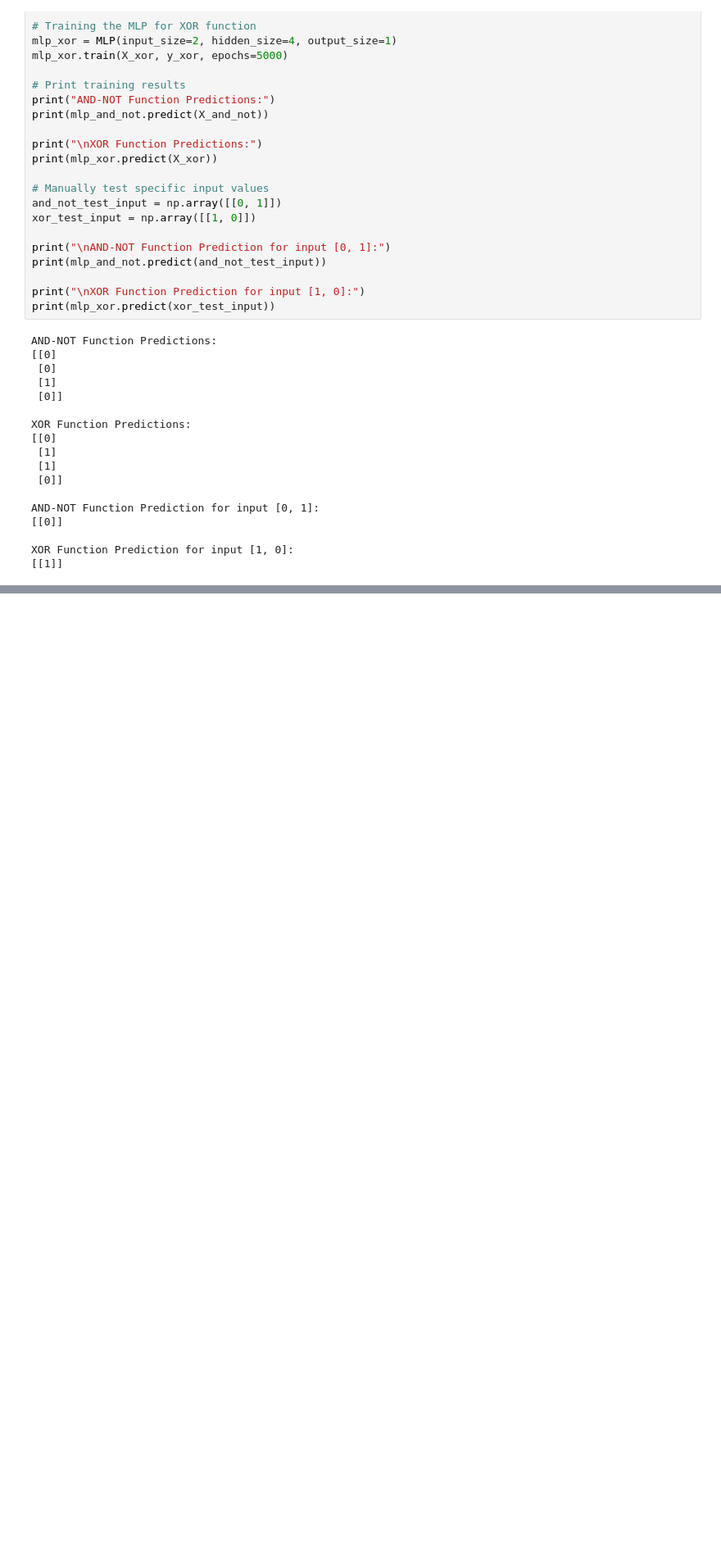
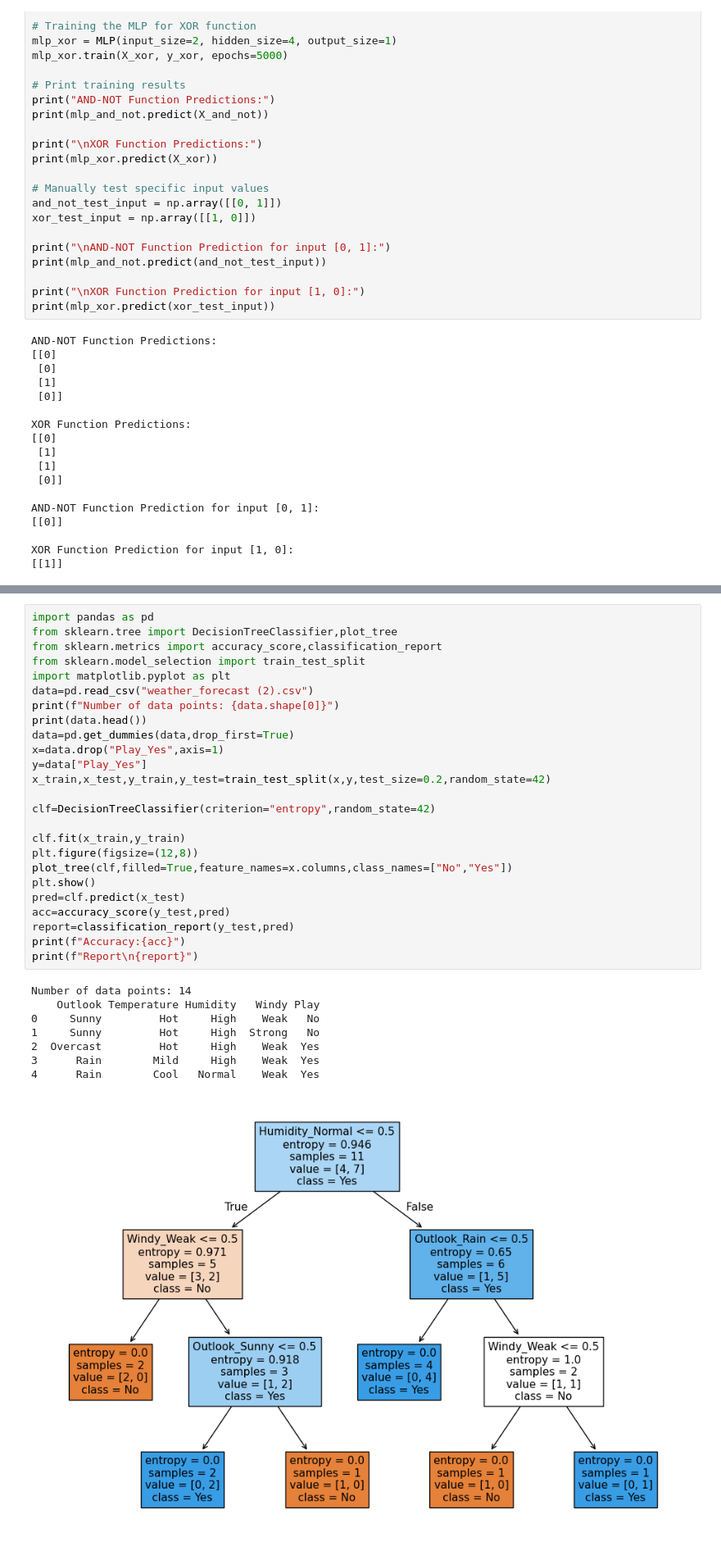
Before and after one commit to shreyashbandekar/Python-for-Data-Science, a Jupyter notebook: lab.ipynb, the cells around one changed output, grey strips where cells are left out. Shown: that part at 82% size. Saved outputs shown, nothing was run; the diff lists cells and outputs as text; blank space fills up the shorter version.

```diff
--- a/lab.ipynb
+++ b/lab.ipynb
@@ -771,0 +1170,34 @@ XOR Function Prediction for input [1, 0]:
+# %%
+import pandas as pd
+from sklearn.tree import DecisionTreeClassifier,plot_tree
+from sklearn.metrics import accuracy_score,classification_report
+from sklearn.model_selection import train_test_split
+import matplotlib.pyplot as plt
+data=pd.read_csv("weather_forecast (2).csv")
+print(f"Number of data points: {data.shape[0]}")
+print(data.head())
+data=pd.get_dummies(data,drop_first=True)
+x=data.drop("Play_Yes",axis=1)
+y=data["Play_Yes"]
+x_train,x_test,y_train,y_test=train_test_split(x,y,test_size=0.2,random_state=42)
+
+clf=DecisionTreeClassifier(criterion="entropy",random_state=42)
+
+clf.fit(x_train,y_train)
+plt.figure(figsize=(12,8))
+plot_tree(clf,filled=True,feature_names=x.columns,class_names=["No","Yes"])
+plt.show()
+pred=clf.predict(x_test)
+acc=accuracy_score(y_test,pred)
+report=classification_report(y_test,pred)
+print(f"Accuracy:{acc}")
+print(f"Report\n{report}")
+# %% [output]
+Number of data points: 14
+    Outlook Temperature Humidity   Windy Play
+0     Sunny         Hot     High    Weak   No
+1     Sunny         Hot     High  Strong   No
+2  Overcast         Hot     High    Weak  Yes
+3      Rain        Mild     High    Weak  Yes
+4      Rain        Cool   Normal    Weak  Yes
+[figure, added]
```
Also changed, not shown: parts of 16 cells of this notebook.
